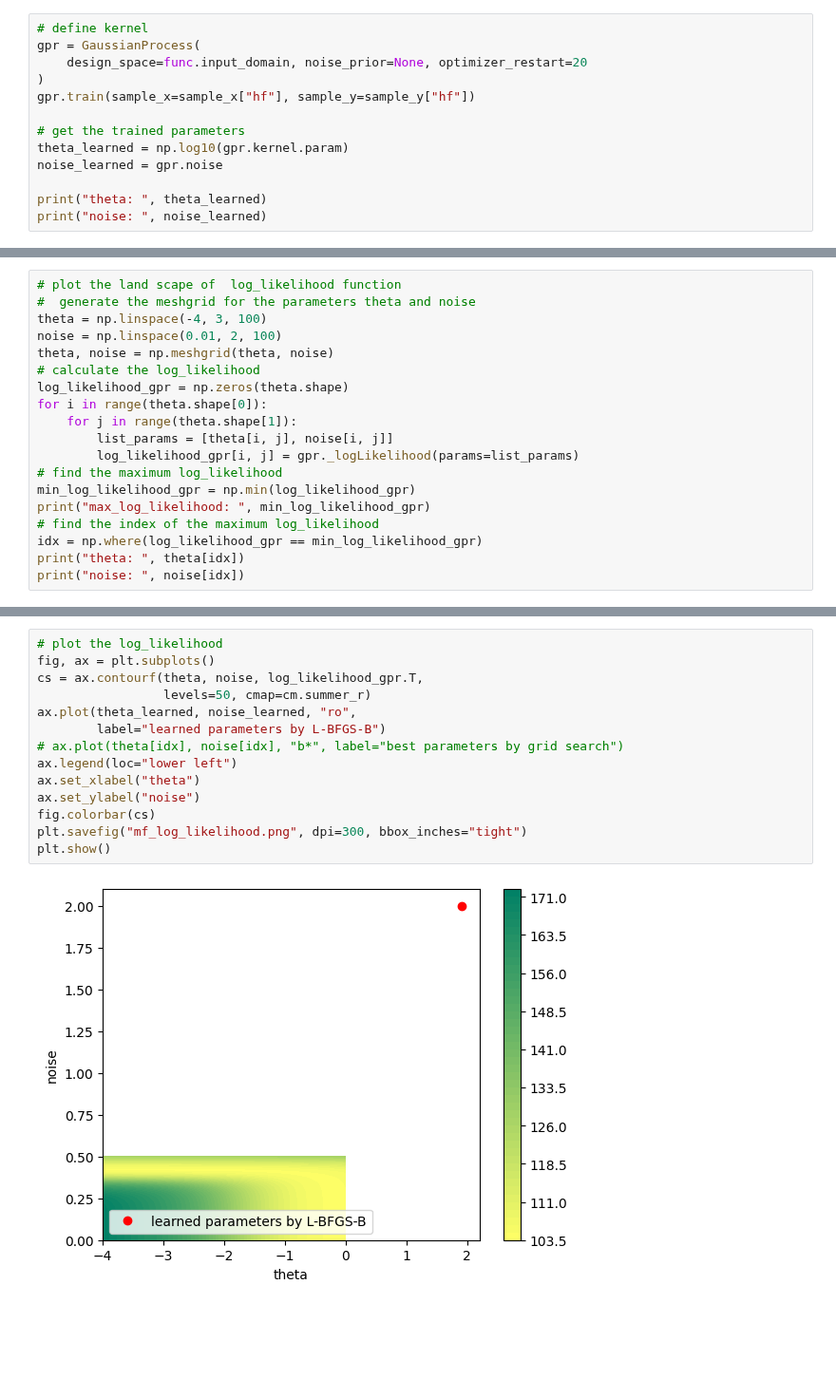
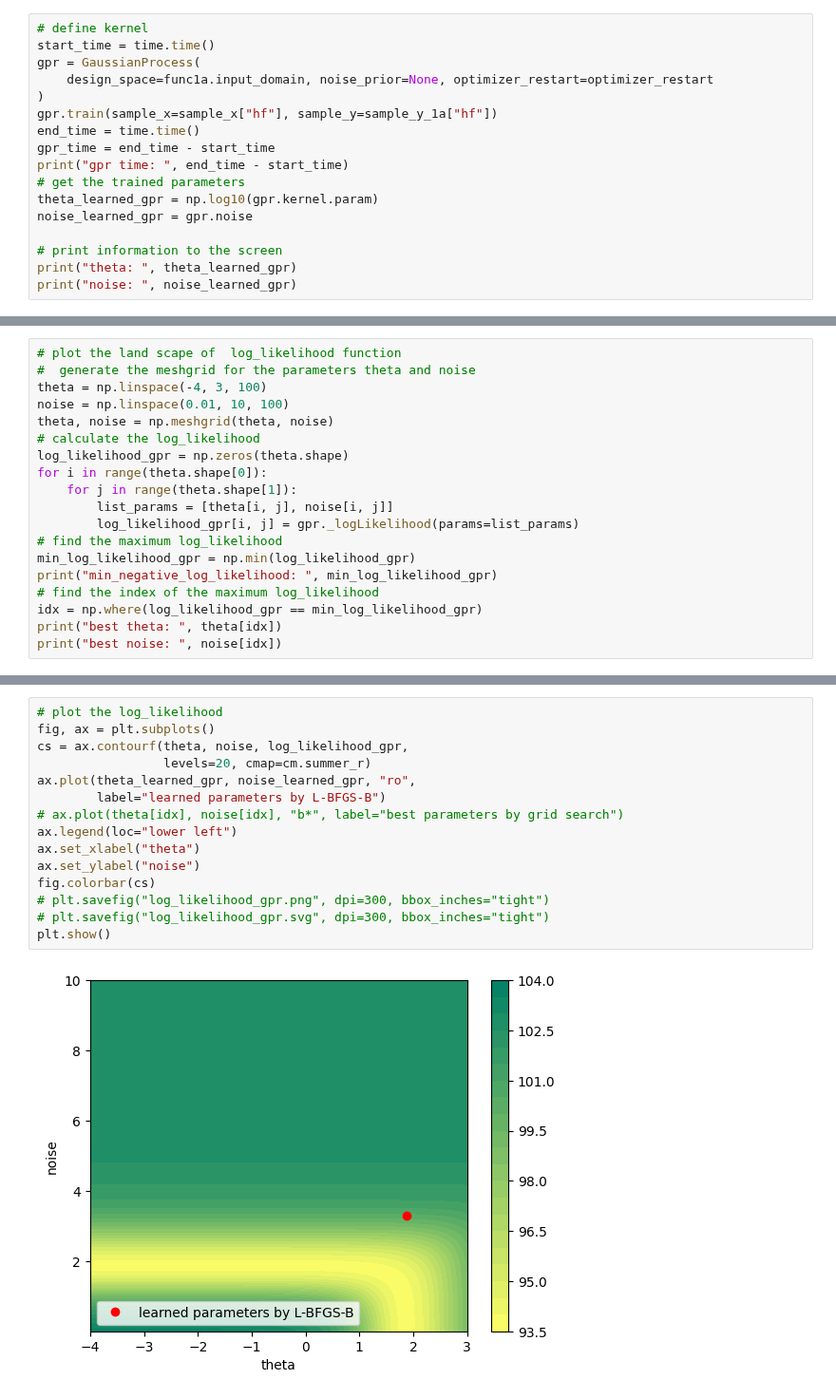
Before and after one commit to bessagroup/mfbml, a Jupyter notebook: examples/test_mfrbfgpr/landscape_of_nll.ipynb, the cells around one changed output, grey strips where cells are left out. Shown at 95% size. Cells and saved outputs as stored; diff of their text form; blank space fills up the shorter version.

```diff
--- a/examples/test_mfrbfgpr/landscape_of_nll.ipynb
+++ b/examples/test_mfrbfgpr/landscape_of_nll.ipynb
@@ -40,15 +116,19 @@ test_hy_noisy = func.hf(test_x_noisy) + np.random.normal(
 ).reshape(-1, 1)
 # %%
 # define kernel
+start_time = time.time()
 gpr = GaussianProcess(
-    design_space=func.input_domain, noise_prior=None, optimizer_restart=20
+    design_space=func1a.input_domain, noise_prior=None, optimizer_restart=optimizer_restart
 )
-gpr.train(sample_x=sample_x["hf"], sample_y=sample_y["hf"])
+gpr.train(sample_x=sample_x["hf"], sample_y=sample_y_1a["hf"])
+end_time = time.time()
+gpr_time = end_time - start_time
+print("gpr time: ", end_time - start_time)
+# get the trained parameters
+theta_learned_gpr = np.log10(gpr.kernel.param)
+noise_learned_gpr = gpr.noise
 
-# get the trained parameters
-theta_learned = np.log10(gpr.kernel.param)
-noise_learned = gpr.noise
-
-print("theta: ", theta_learned)
-print("noise: ", noise_learned)
+# print information to the screen
+print("theta: ", theta_learned_gpr)
+print("noise: ", noise_learned_gpr)
 # %% [output]
@@ -58,7 +139,7 @@ noise:  2.0
 # plot the land scape of  log_likelihood function
 #  generate the meshgrid for the parameters theta and noise
 theta = np.linspace(-4, 3, 100)
-noise = np.linspace(0.01, 2, 100)
+noise = np.linspace(0.01, 10, 100)
 theta, noise = np.meshgrid(theta, noise)
 # calculate the log_likelihood
 log_likelihood_gpr = np.zeros(theta.shape)
@@ -68,9 +149,9 @@ for i in range(theta.shape[0]):
         log_likelihood_gpr[i, j] = gpr._logLikelihood(params=list_params)
 # find the maximum log_likelihood
 min_log_likelihood_gpr = np.min(log_likelihood_gpr)
-print("max_log_likelihood: ", min_log_likelihood_gpr)
+print("min_negative_log_likelihood: ", min_log_likelihood_gpr)
 # find the index of the maximum log_likelihood
 idx = np.where(log_likelihood_gpr == min_log_likelihood_gpr)
-print("theta: ", theta[idx])
-print("noise: ", noise[idx])
+print("best theta: ", theta[idx])
+print("best noise: ", noise[idx])
 # %% [output]
@@ -80,19 +161,20 @@ noise:  [1.25626263]
 # %%
 # plot the log_likelihood
 fig, ax = plt.subplots()
-cs = ax.contourf(theta, noise, log_likelihood_gpr.T,
-                 levels=50, cmap=cm.summer_r)
-ax.plot(theta_learned, noise_learned, "ro",
+cs = ax.contourf(theta, noise, log_likelihood_gpr,
+                 levels=20, cmap=cm.summer_r)
+ax.plot(theta_learned_gpr, noise_learned_gpr, "ro",
         label="learned parameters by L-BFGS-B")
 # ax.plot(theta[idx], noise[idx], "b*", label="best parameters by grid search")
 ax.legend(loc="lower left")
 ax.set_xlabel("theta")
 ax.set_ylabel("noise")
 fig.colorbar(cs)
-plt.savefig("mf_log_likelihood.png", dpi=300, bbox_inches="tight")
+# plt.savefig("log_likelihood_gpr.png", dpi=300, bbox_inches="tight")
+# plt.savefig("log_likelihood_gpr.svg", dpi=300, bbox_inches="tight")
 plt.show()
 # %% [output]
-[figure, old version]
+[figure, new version]
 # %%
 gpr_pred_y, gpr_pred_std = gpr.predict(x_predict=test_x, return_std=True)
 print("gpr: ", gpr.kernel.param)
```
Also changed, not shown: parts of 27 cells of this notebook, 50 other files.
